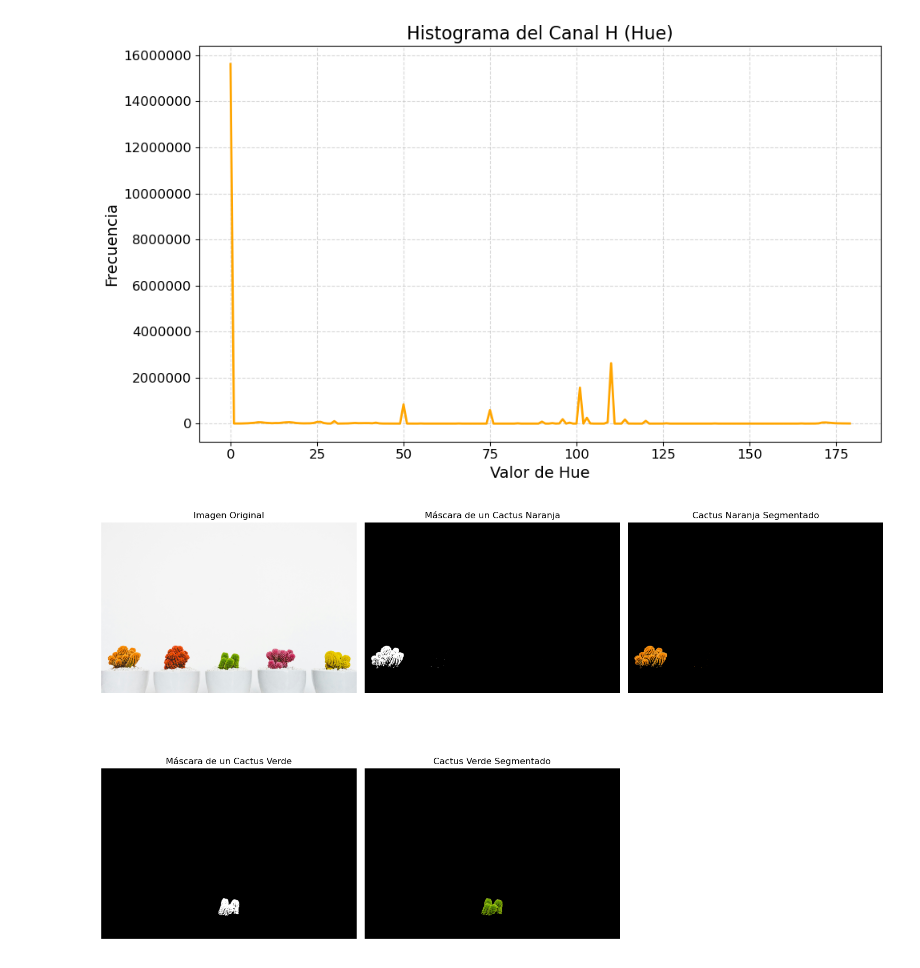
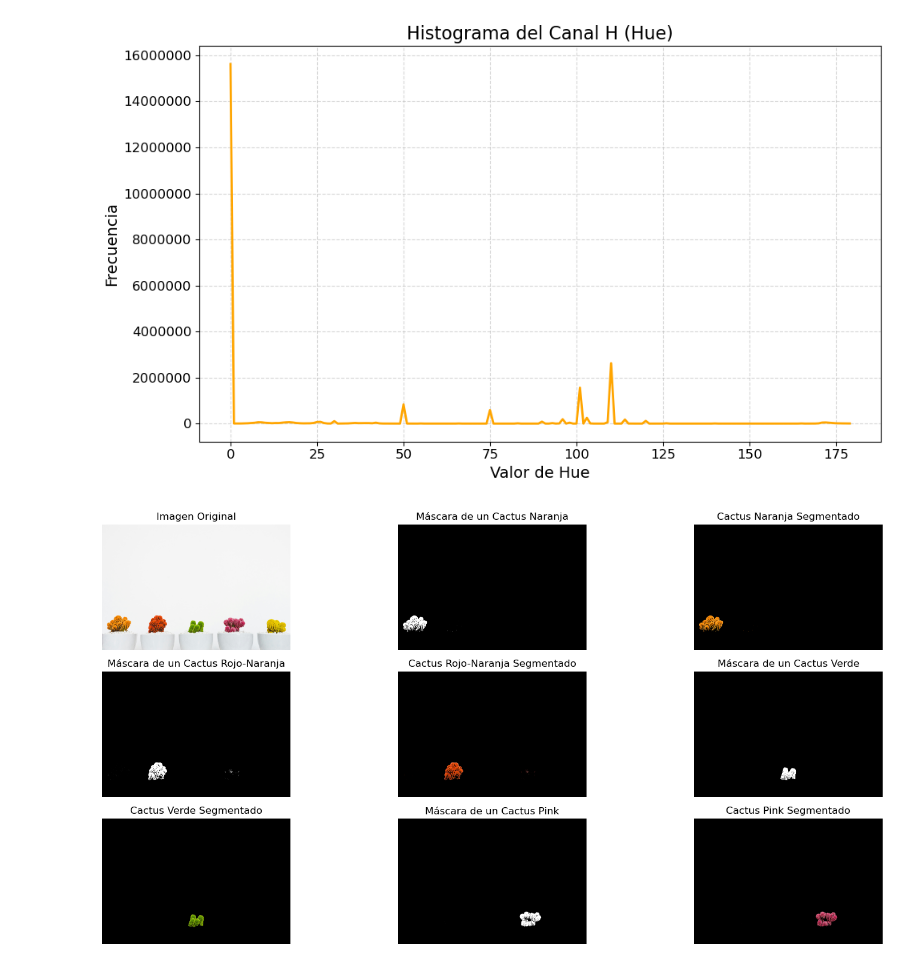
Before and after one commit to junior0428/HIG_Process, a Jupyter notebook: ACT1/HIG_T3_ACT1_Image_Segmentation.ipynb, the cells around one changed output. Saved outputs shown, nothing was run; the diff lists cells and outputs as text; code cells hidden in the pictures.

```diff
--- a/ACT1/HIG_T3_ACT1_Image_Segmentation.ipynb
+++ b/ACT1/HIG_T3_ACT1_Image_Segmentation.ipynb
@@ -76,67 +74,109 @@ plt.show()
 # %% [output]
 [figure]
 # %%
+# Paso 3: Definir los rangos de color para los cactus que queremos segmentar
 
-# Paso 3: Definir los rangos de color para los cactus que queremos segmentar
 # Cactus naranja, limite inferior y superior en HSV
 lower_orange = np.array([14, 150, 150])
 upper_orange = np.array([20, 255, 255])
+
+# Cactus Rojo-naranja
+lower_red_orange = np.array([0, 100, 100])
+upper_red_orange = np.array([10, 255, 255])
 
 # Cactus verde
 lower_green = np.array([35, 100, 100])
 upper_green = np.array([85, 255, 255])
 
+# Cactus pink
+lower_pink = np.array([140, 100, 100])
+upper_pink = np.array([180, 255, 255])
+
 # Crear máscaras para cada color
 mask_orange = cv2.inRange(hsv_image, lower_orange, upper_orange)
+mask_red_orange = cv2.inRange(hsv_image, lower_red_orange, upper_red_orange)
 mask_green = cv2.inRange(hsv_image, lower_green, upper_green)
+mask_pink = cv2.inRange(hsv_image, lower_pink, upper_pink)
 
 # Paso 4: Limpiar las máscaras usando operaciones morfológicas
 kernel = np.ones((5, 5), np.uint8)
 mask_orange_cleaned = cv2.morphologyEx(mask_orange, cv2.MORPH_CLOSE, kernel)
+mask_red_orange_cleaned = cv2.morphologyEx(mask_red_orange, cv2.MORPH_CLOSE, kernel)
 mask_green_cleaned = cv2.morphologyEx(mask_green, cv2.MORPH_CLOSE, kernel)
+mask_pink_cleaned = cv2.morphologyEx(mask_pink, cv2.MORPH_CLOSE, kernel)
 
 # Seleccionar un solo cactus para cada color
 mask_orange_single = mask_orange_cleaned
+mask_red_orange_single = mask_red_orange_cleaned
 mask_green_single = mask_green_cleaned
+mask_pink_single = mask_pink_cleaned
 
 # Aplicar las máscaras a la imagen original
 result_orange_single = cv2.bitwise_and(img_rgb, img_rgb, mask=mask_orange_single)
+result_red_orange_single = cv2.bitwise_and(img_rgb, img_rgb, mask=mask_red_orange_single)
 result_green_single = cv2.bitwise_and(img_rgb, img_rgb, mask=mask_green_single)
+result_pink_single = cv2.bitwise_and(img_rgb, img_rgb, mask=mask_pink_single)
 # %%
 # Paso 5: Visualizar los resultados
 plt.figure(figsize=(15, 10))
 
 # Imagen original
-plt.subplot(2, 3, 1)
+plt.subplot(4, 3, 1)
 plt.imshow(img_rgb)
 plt.title("Imagen Original")
 plt.axis("off")
 
 # Máscara naranja (un cactus)
-plt.subplot(2, 3, 2)
+plt.subplot(4, 3, 2)
 plt.imshow(mask_orange_single, cmap="gray")
 plt.title("Máscara de un Cactus Naranja")
 plt.axis("off")
 
 # Segmentación naranja (un cactus)
-plt.subplot(2, 3, 3)
+plt.subplot(4, 3, 3)
 plt.imshow(result_orange_single)
 plt.title("Cactus Naranja Segmentado")
 plt.axis("off")
 
+# Máscara rojo-naranja (un cactus)
+plt.subplot(4, 3, 4)
+plt.imshow(mask_red_orange_single, cmap="gray")
+plt.title("Máscara de un Cactus Rojo-Naranja")
+plt.axis("off")
+
+# Segmentación rojo-naranja (un cactus)
+plt.subplot(4, 3, 5)
+plt.imshow(result_red_orange_single)
+plt.title("Cactus Rojo-Naranja Segmentado")
+plt.axis("off")
+
+
 # Máscara verde (un cactus)
-plt.subplot(2, 3, 4)
+plt.subplot(4, 3, 6)
 plt.imshow(mask_green_single, cmap="gray")
 plt.title("Máscara de un Cactus Verde")
 plt.axis("off")
 
 # Segmentación verde (un cactus)
-plt.subplot(2, 3, 5)
+plt.subplot(4, 3, 7)
 plt.imshow(result_green_single)
 plt.title("Cactus Verde Segmentado")
 plt.axis("off")
 
+# Máscara pink (un cactus)
+plt.subplot(4, 3, 8)
+plt.imshow(mask_pink_single, cmap="gray")
+plt.title("Máscara de un Cactus Pink")
+plt.axis("off")
+
+# Segmentación pink (un cactus)
+plt.subplot(4, 3, 9)
+plt.imshow(result_pink_single)
+plt.title("Cactus Pink Segmentado")
+plt.axis("off")
+
+
 plt.tight_layout()
 plt.show()
 # %% [output]
-[figure, old version]
+[figure, new version]
```
Also changed, not shown: parts of 2 cells of this notebook, 15 other files.
